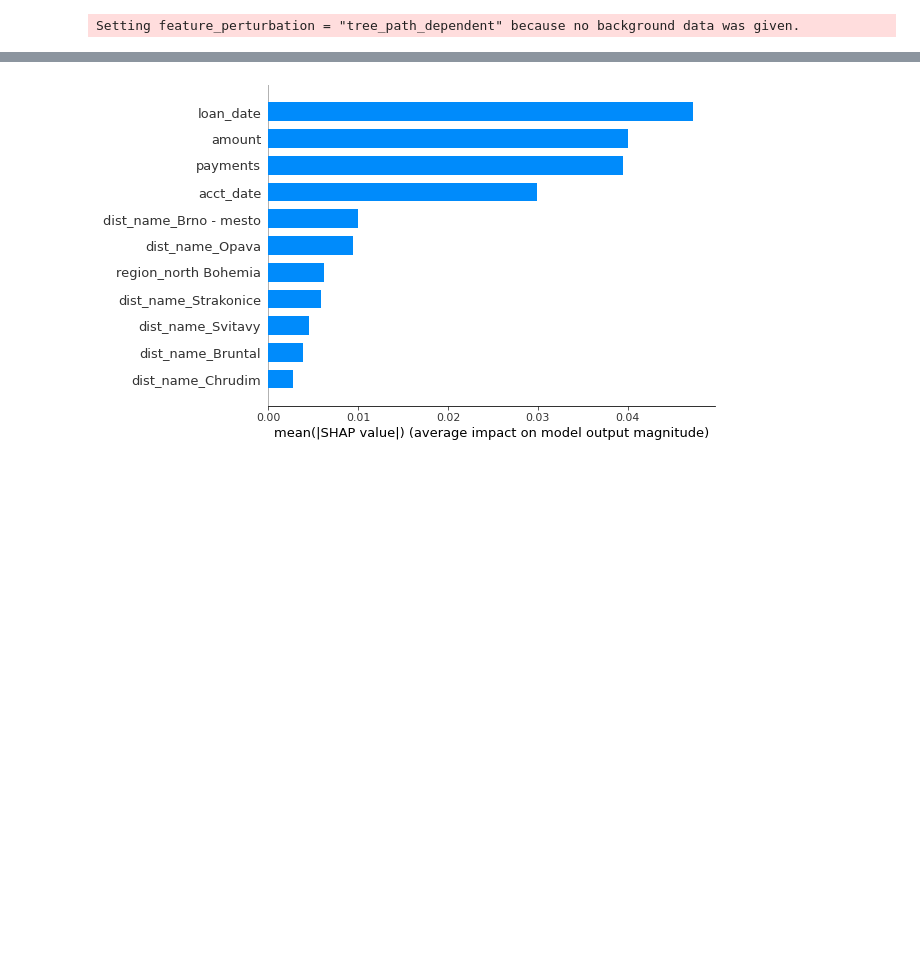
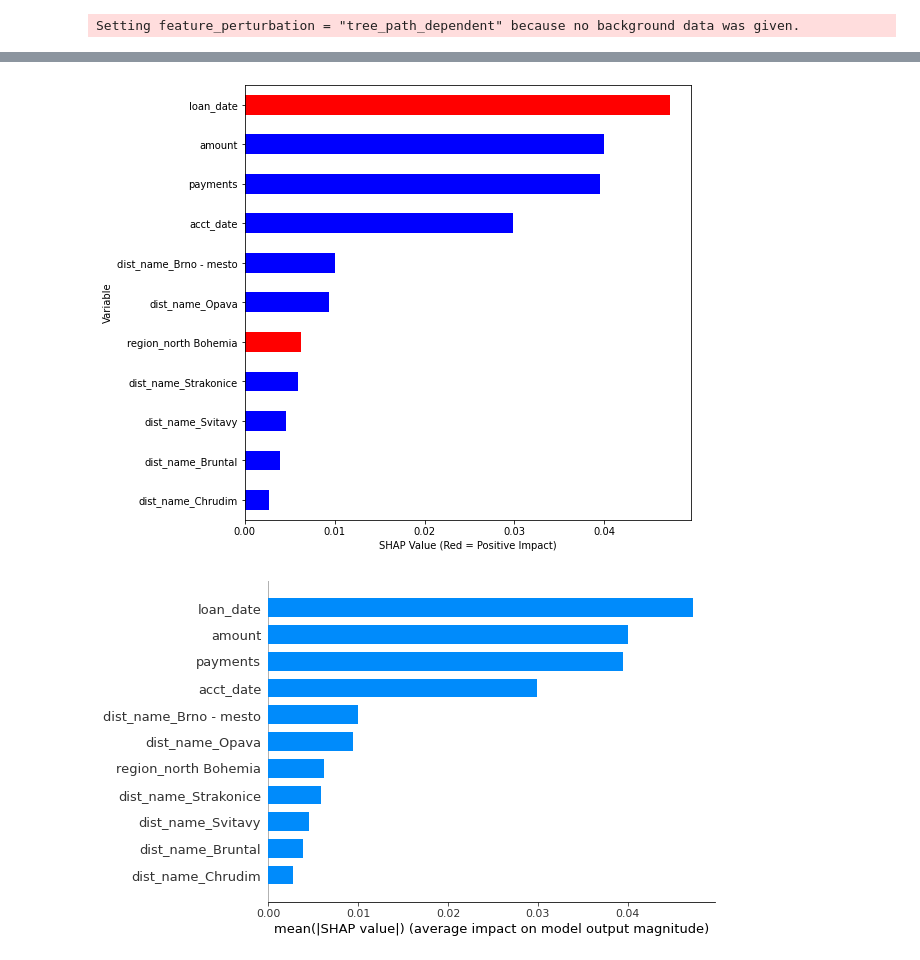
Before and after one commit to mecan80/DS_projects, a Jupyter notebook: unit4_project/Loans Approval.ipynb, the cells around one changed output, grey strips where cells are left out. Cells and saved outputs as stored; diff of their text form; code cells hidden in the pictures; blank space fills up the shorter version.

```diff
--- a/unit4_project/Loans Approval.ipynb
+++ b/unit4_project/Loans Approval.ipynb
@@ -695,3 +699,38 @@ shap.summary_plot(rf_shap_values[1], X3_test, feature_names = features_selected)
+# %%
+#Simplifying above correlation plot
+
+def ABS_SHAP(df_shap, df):
+
+    #Make a copy of the input data
+    shap_v = pd.DataFrame(df_shap)
+    feature_list = df.columns
+    shap_v.columns = feature_list
+    df_v = df.copy().reset_index().drop('index', axis=1)
+
+    #Determine the correlation
+    corr_list = list()
+    for i in feature_list:
+        b = np.corrcoef(shap_v[i], df_v[i])[1][0]
+        corr_list.append(b)
+    corr_df = pd.concat([pd.Series(feature_list), pd.Series(corr_list)], axis=1).fillna(0)
+
+    #Make a dataframe
+    corr_df.columns = ['Variable', 'Corr']
+    corr_df['Sign'] = np.where(corr_df['Corr'] > 0, 'red', 'blue')
+
+    #Plotting
+    shap_abs = np.abs(shap_v)
+    k=pd.DataFrame(shap_abs.mean()).reset_index()
+    k.columns = ['Variable', 'SHAP_abs']
+    k2 = k.merge(corr_df, left_on = 'Variable', right_on='Variable', how='inner')
+    k2 = k2.sort_values(by='SHAP_abs', ascending=True)
+    colorlist = k2['Sign']
+    ax = k2.plot.barh(x='Variable', y='SHAP_abs', color=colorlist, figsize=(8,8), legend=False)
+    ax.set_xlabel('SHAP Value (Red = Positive Impact)')
+
+ABS_SHAP(rf_shap_values[1], X3_test)
+# %% [output]
+[figure, added]
 # %%
 #This shows the mean magnitude of the Shap value for each variable
 shap.summary_plot(rf_shap_values[1],
```
Also changed, not shown: parts of 5 cells of this notebook.
